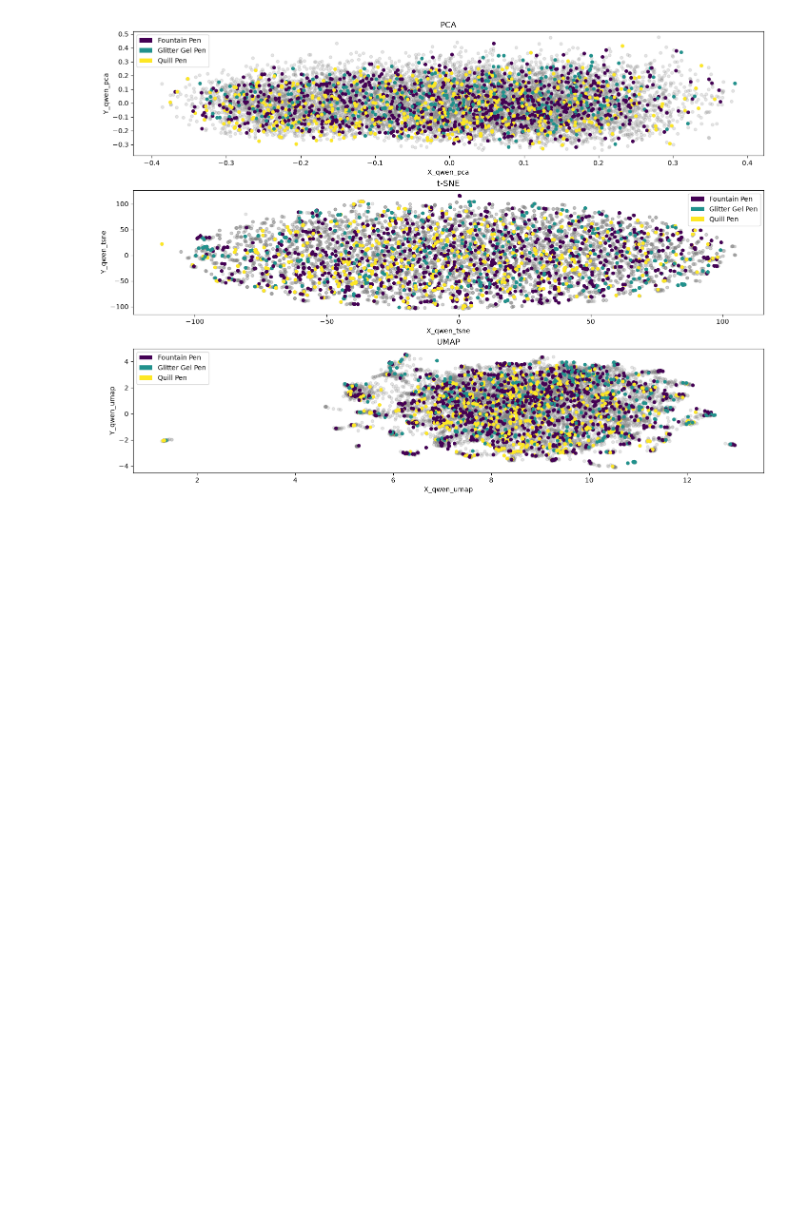
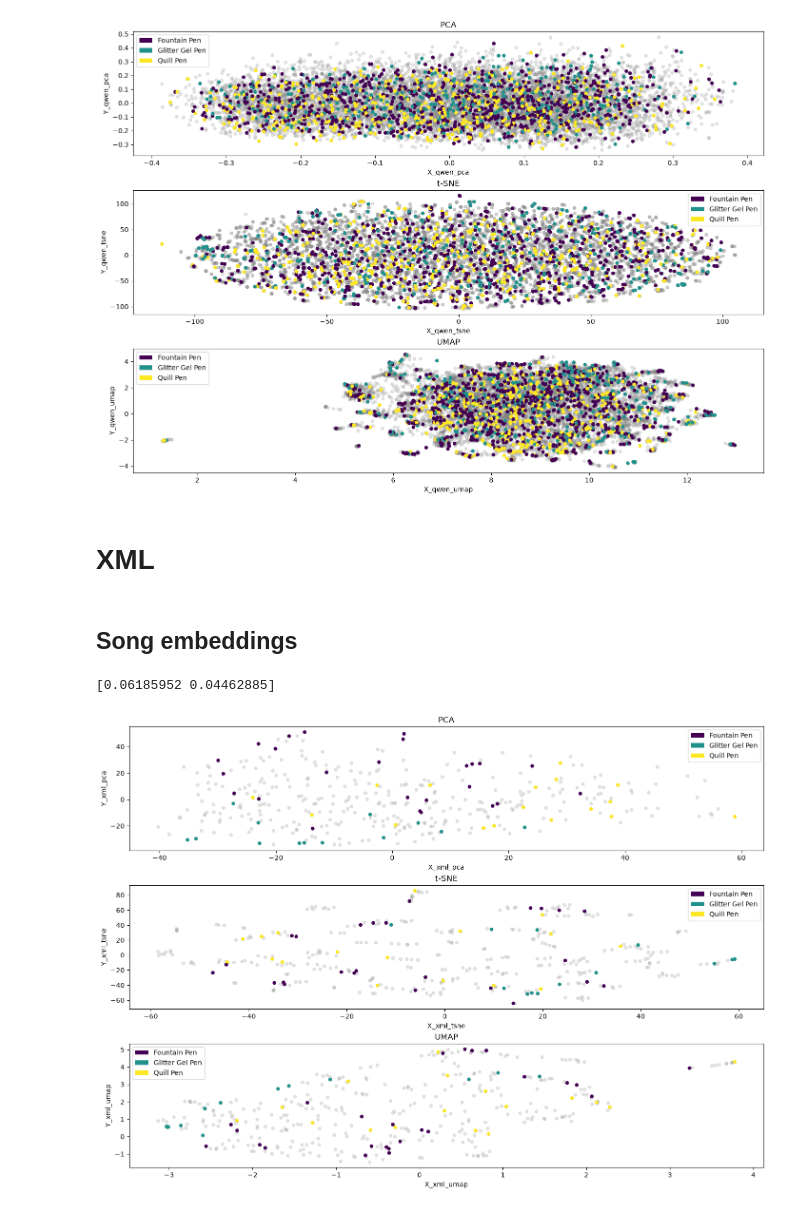
Before and after one commit to ayugrishanova/quantitative-swiftology, a Jupyter notebook: notebooks/qualitative_comparison.ipynb, the cells around one changed output. Cells and saved outputs as stored; diff of their text form; code cells hidden in the pictures; blank space fills up the shorter version.

```diff
--- a/notebooks/qualitative_comparison.ipynb
+++ b/notebooks/qualitative_comparison.ipynb
@@ -303,3 +303,7 @@ fig.show()
 
 # with open("figures/qwen_lines_pen.html", "w") as f:
 #     f.write(html_str)
+# %% [markdown]
+# XML
+# %% [markdown]
+## Song embeddings
@@ -305,0 +313,49 @@ fig.show()
+# %%
+pca = PCA(n_components=2)
+pca_v = pca.fit_transform(xml_full_song_embeddings)
+print(pca.explained_variance_ratio_)
+
+X_embedded = TSNE(n_components=2, learning_rate='auto',
+                  init='random', perplexity=3,
+                  random_state=1).fit_transform(xml_full_song_embeddings)
+X_embedded.shape
+reducer = umap.UMAP()
+embedding_umap = reducer.fit_transform(xml_full_song_embeddings)
+
+dataset['X_xml_pca'] = pca_v[:, 0]
+dataset['Y_xml_pca'] = pca_v[:, 1]
+
+dataset['X_xml_tsne'] = X_embedded[:, 0]
+dataset['Y_xml_tsne'] = X_embedded[:, 1]
+
+dataset['X_xml_umap'] = embedding_umap[:, 0]
+dataset['Y_xml_umap'] = embedding_umap[:, 1]
+# %% [output]
+[0.06185952 0.04462885]
+# %%
+dataset = dataset.fillna({'Pen Category': 'Unknown'})
+# %%
+fig, axes = plt.subplots(3, 1, figsize=(14, 10), constrained_layout=True)
+
+
+dataset.plot.scatter(x='X_xml_pca', y='Y_xml_pca',
+                           c='gray', alpha=0.2, ax=axes[0])
+dataset[dataset['Pen Category'].notna()].plot.scatter(x='X_xml_pca', y='Y_xml_pca',
+                           c='Pen Category', alpha=1, ax=axes[0])
+axes[0].set_title('PCA', loc='center')
+
+dataset.plot.scatter(x='X_xml_tsne', y='Y_xml_tsne',
+                           c='gray', alpha=0.2, ax=axes[1])
+dataset[dataset['Pen Category'].notna()].plot.scatter(x='X_xml_tsne', y='Y_xml_tsne',
+                           c='Pen Category', alpha=1, ax=axes[1])
+axes[1].set_title('t-SNE', loc='center')
+
+dataset.plot.scatter(x='X_xml_umap', y='Y_xml_umap',
+                           c='gray', alpha=0.2, ax=axes[2])
+dataset[dataset['Pen Category'].notna()].plot.scatter(x='X_xml_umap', y='Y_xml_umap',
+                           c='Pen Category', alpha=1, ax=axes[2])
+axes[2].set_title('UMAP', loc='center')
+
+plt.savefig("figures/songs_dimred_xml.png")
+# %% [output]
+[figure, added]
```
Also changed, not shown: parts of 6 cells of this notebook, 9 other files.
